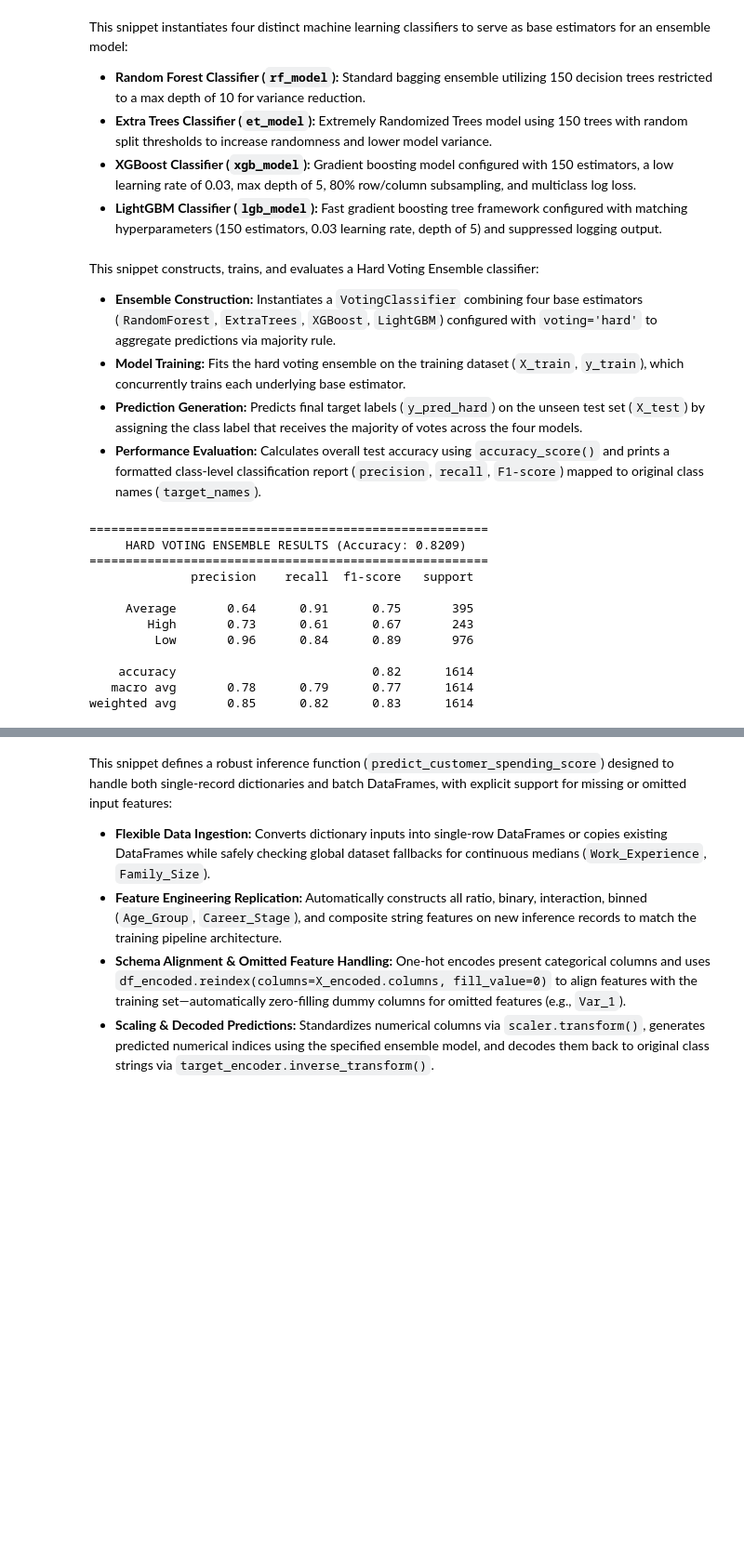
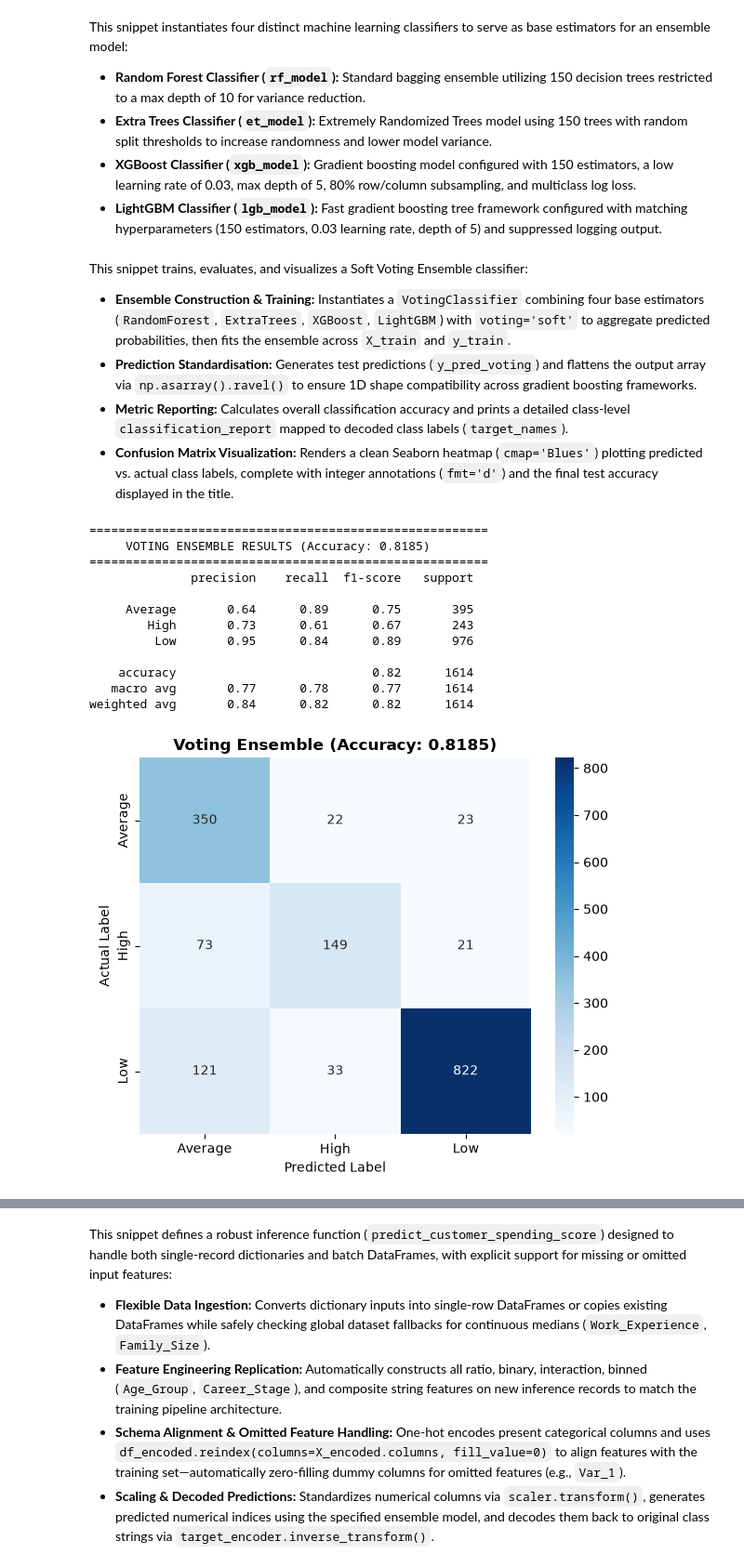
Before and after one commit to SamHarutyunyan21/ml_project, a Jupyter notebook: main.ipynb, the cells around one changed output, grey strips where cells are left out. Shown at 93% size. Drawn from its saved outputs; the diff is of its cells as text; code cells hidden in the pictures; blank space fills up the shorter version.

```diff
--- a/main.ipynb
+++ b/main.ipynb
@@ -114,47 +114,82 @@ lgb_model = LGBMClassifier(
     n_estimators=150, learning_rate=0.03, max_depth=5, random_state=42, verbose=-1
 )
 # %% [markdown]
-This snippet constructs, trains, and evaluates a Hard Voting Ensemble classifier:
+This snippet trains, evaluates, and visualizes a Soft Voting Ensemble classifier:
 
-* **Ensemble Construction:** Instantiates a `VotingClassifier` combining four base estimators (`RandomForest`, `ExtraTrees`, `XGBoost`, `LightGBM`) configured with `voting='hard'` to aggregate predictions via majority rule.
-* **Model Training:** Fits the hard voting ensemble on the training dataset (`X_train`, `y_train`), which concurrently trains each underlying base estimator.
-* **Prediction Generation:** Predicts final target labels (`y_pred_hard`) on the unseen test set (`X_test`) by assigning the class label that receives the majority of votes across the four models.
-* **Performance Evaluation:** Calculates overall test accuracy using `accuracy_score()` and prints a formatted class-level classification report (`precision`, `recall`, `F1-score`) mapped to original class names (`target_names`).
+* **Ensemble Construction & Training:** Instantiates a `VotingClassifier` combining four base estimators (`RandomForest`, `ExtraTrees`, `XGBoost`, `LightGBM`) with `voting='soft'` to aggregate predicted probabilities, then fits the ensemble across `X_train` and `y_train`.
+* **Prediction Standardisation:** Generates test predictions (`y_pred_voting`) and flattens the output array via `np.asarray().ravel()` to ensure 1D shape compatibility across gradient boosting frameworks.
+* **Metric Reporting:** Calculates overall classification accuracy and prints a detailed class-level `classification_report` mapped to decoded class labels (`target_names`).
+* **Confusion Matrix Visualization:** Renders a clean Seaborn heatmap (`cmap='Blues'`) plotting predicted vs. actual class labels, complete with integer annotations (`fmt='d'`) and the final test accuracy displayed in the title.
 # %%
-# Build Hard Voting Ensemble Classifier
-voting_hard_model = VotingClassifier(
+import numpy as np
+import matplotlib.pyplot as plt
+import seaborn as sns
+from sklearn.ensemble import VotingClassifier
+from sklearn.metrics import accuracy_score, classification_report, confusion_matrix
+
+# ==========================================
+# BUILD & TRAIN VOTING ENSEMBLE CLASSIFIER
+# ==========================================
+
+# Use 'soft' voting to avoid shape incompatibility errors with boosting models
+voting_model = VotingClassifier(
     estimators=[
         ('rf', rf_model),
         ('et', et_model),
         ('xgb', xgb_model),
         ('lgbm', lgb_model)
     ],
-    voting='hard'
+    voting='soft'
 )
 
-# Train Hard Voting Ensemble model
-voting_hard_model.fit(X_train, y_train)
+# Train the model
+voting_model.fit(X_train, y_train)
 
-# Evaluate Hard Voting model predictions
-y_pred_hard = voting_hard_model.predict(X_test)
+# Evaluate predictions and ensure 1D shape
+y_pred_voting = voting_model.predict(X_test)
+y_pred_voting = np.asarray(y_pred_voting).ravel()
 
 target_names = target_encoder.classes_
-acc_hard = accuracy_score(y_test, y_pred_hard)
+acc_voting = accuracy_score(y_test, y_pred_voting)
 
 print("\n" + "="*55)
-print(f"     HARD VOTING ENSEMBLE RESULTS (Accuracy: {acc_hard:.4f})     ")
+print(f"     VOTING ENSEMBLE RESULTS (Accuracy: {acc_voting:.4f})     ")
 print("="*55)
-print(classification_report(y_test, y_pred_hard, target_names=target_names))
+print(classification_report(y_test, y_pred_voting, target_names=target_names))
+
+# ==========================================
+# CONFUSION MATRIX PLOT
+# ==========================================
+
+fig, ax = plt.subplots(figsize=(6, 5))
+
+sns.heatmap(
+    confusion_matrix(y_test, y_pred_voting),
+    annot=True,
+    fmt='d',
+    cmap='Blues',
+    xticklabels=target_names,
+    yticklabels=target_names,
+    ax=ax
+)
+
+ax.set_title(f'Voting Ensemble (Accuracy: {acc_voting:.4f})', fontsize=12, fontweight='bold')
+ax.set_xlabel('Predicted Label')
+ax.set_ylabel('Actual Label')
+
+plt.tight_layout()
+plt.show()
 # %% [output]
 =======================================================
-     HARD VOTING ENSEMBLE RESULTS (Accuracy: 0.8209)
+     VOTING ENSEMBLE RESULTS (Accuracy: 0.8185)
 =======================================================
               precision    recall  f1-score   support
 
-     Average       0.64      0.91      0.75       395
+     Average       0.64      0.89      0.75       395
         High       0.73      0.61      0.67       243
-         Low       0.96      0.84      0.89       976
+         Low       0.95      0.84      0.89       976
 
     accuracy                           0.82      1614
-   macro avg       0.78      0.79      0.77      1614
-weighted avg       0.85      0.82      0.83      1614
+   macro avg       0.77      0.78      0.77      1614
+weighted avg       0.84      0.82      0.82      1614
+[figure, added]
```
Also changed, not shown: parts of 2 cells of this notebook.
